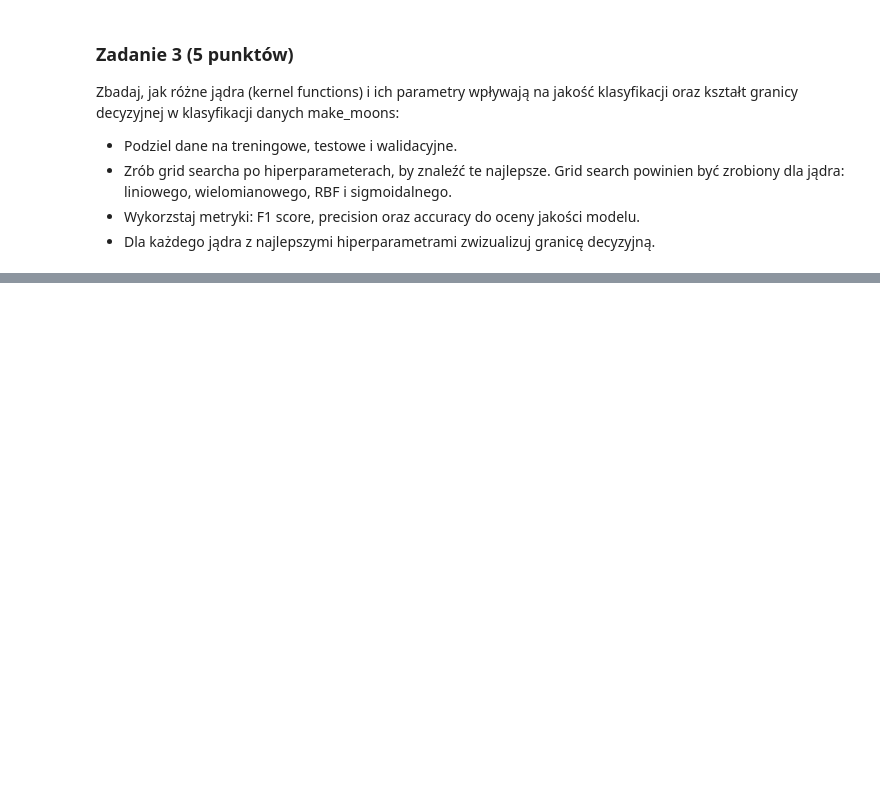
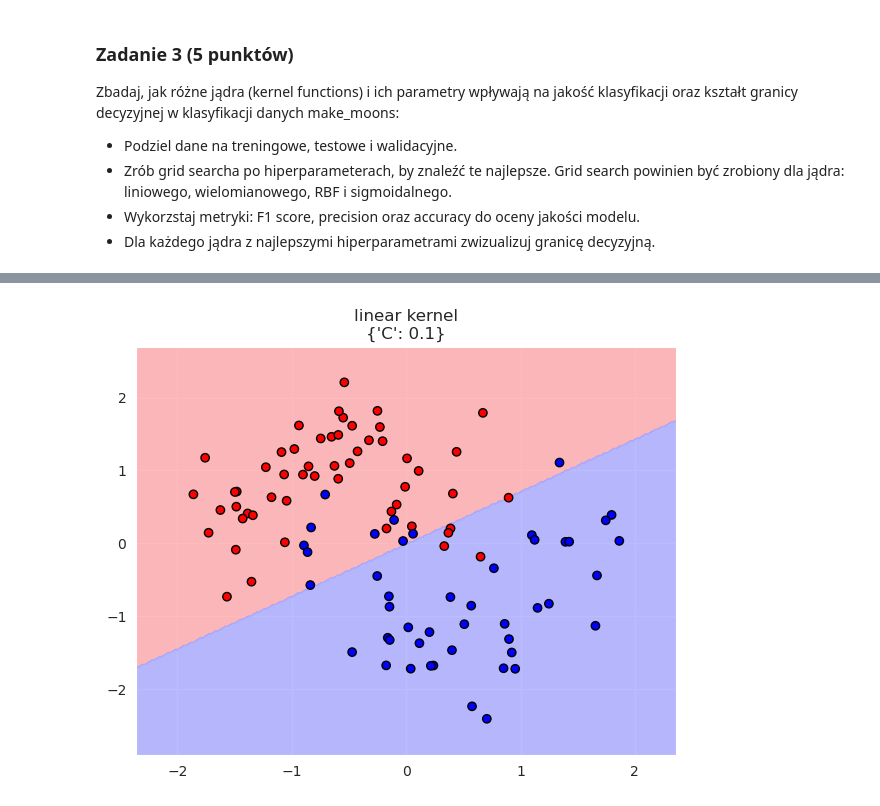
Before and after one commit to FBI223/PSI_BACA, a Jupyter notebook: notebooki/AD_Z07.ipynb, the cells around one changed output, grey strips where cells are left out. Cells and saved outputs as stored; diff of their text form; code cells hidden in the pictures; blank space fills up the shorter version.

```diff
--- a/notebooki/AD_Z07.ipynb
+++ b/notebooki/AD_Z07.ipynb
@@ -356,5 +356,88 @@ Zbadaj, jak różne jądra (kernel functions) i ich parametry wpływają na jako
 - Wykorzstaj metryki: F1 score, precision oraz accuracy do oceny jakości modelu.
 - Dla każdego jądra z najlepszymi hiperparametrami zwizualizuj granicę decyzyjną.
 # %%
-# Dane do zadania
-moons_data = make_moons(n_samples=300, noise=0.25, random_state=42)
+import numpy as np
+import matplotlib.pyplot as plt
+from sklearn.datasets import make_moons
+from sklearn.svm import SVC
+from sklearn.model_selection import train_test_split, GridSearchCV
+from sklearn.metrics import f1_score, precision_score, accuracy_score
+from sklearn.preprocessing import StandardScaler
+from matplotlib.colors import ListedColormap
+import pandas as pd
+
+# Dane
+X, y = make_moons(n_samples=500, noise=0.25, random_state=42)
+X_train_val, X_test, y_train_val, y_test = train_test_split(X, y, test_size=0.2, random_state=1)
+X_train, X_val, y_train, y_val = train_test_split(X_train_val, y_train_val, test_size=0.25, random_state=1)
+
+scaler = StandardScaler()
+X_train = scaler.fit_transform(X_train)
+X_val = scaler.transform(X_val)
+X_test = scaler.transform(X_test)
+
+# Hiperparametry
+param_grid = {
+    'linear': {'C': [0.01, 0.1, 1, 10, 100]},
+    'poly': {'C': [0.01, 0.1, 1, 10], 'degree': [2, 3, 4], 'coef0': [0, 1]},
+    'rbf': {'C': [0.01, 0.1, 1, 10, 100], 'gamma': ['scale', 0.1, 1, 10]},
+    'sigmoid': {'C': [0.01, 0.1, 1, 10, 100], 'gamma': ['scale', 0.1, 1], 'coef0': [0, 1]},
+}
+
+
+metrics_log = []
+
+
+def train_and_evaluate(kernel, param_grid):
+    svc = SVC(kernel=kernel)
+    grid = GridSearchCV(svc, param_grid, cv=5, scoring='f1', n_jobs=-1)
+    grid.fit(X_train, y_train)
+    best_model = grid.best_estimator_
+    y_pred = best_model.predict(X_val)
+    f1 = f1_score(y_val, y_pred)
+    precision = precision_score(y_val, y_pred)
+    accuracy = accuracy_score(y_val, y_pred)
+
+    row = {
+        'kernel': kernel,
+        **grid.best_params_,
+        'f1_score': f1,
+        'precision': precision,
+        'accuracy': accuracy
+    }
+    metrics_log.append(row)
+    return grid.best_params_, f1, precision, accuracy, best_model
+
+
+results = {}
+for kernel in ['linear', 'poly', 'rbf', 'sigmoid']:
+    params, f1, prec, acc, model = train_and_evaluate(kernel, param_grid[kernel])
+    results[kernel] = {'params': params, 'f1': f1, 'precision': prec, 'accuracy': acc, 'model': model}
+
+df = pd.DataFrame(metrics_log)
+print(df)
+print()
+
+# Wizualizacja
+def plot_decision_boundary(model, X, y, title):
+    h = 0.02
+    x_min, x_max = X[:, 0].min() - .5, X[:, 0].max() + .5
+    y_min, y_max = X[:, 1].min() - .5, X[:, 1].max() + .5
+    xx, yy = np.meshgrid(np.arange(x_min, x_max, h),
+                         np.arange(y_min, y_max, h))
+    Z = model.predict(np.c_[xx.ravel(), yy.ravel()])
+    Z = Z.reshape(xx.shape)
+
+    cmap_light = ListedColormap(['#FFAAAA', '#AAAAFF'])
+    cmap_bold = ListedColormap(['#FF0000', '#0000FF'])
+    plt.figure(figsize=(6, 5))
+    plt.contourf(xx, yy, Z, cmap=cmap_light, alpha=0.8)
+    plt.scatter(X[:, 0], X[:, 1], c=y, cmap=cmap_bold, edgecolor='k')
+    plt.title(title)
+    plt.tight_layout()
+    plt.show()
+
+for kernel in results:
+    plot_decision_boundary(results[kernel]['model'], X_val, y_val,
+                           f"{kernel} kernel\n{results[kernel]['params']}")
+# %% [output]
@@ -360,0 +449 @@ moons_data = make_moons(n_samples=300, noise=0.25, random_state=42)
+[figure, added]
```
Also changed, not shown: parts of 4 cells of this notebook.
